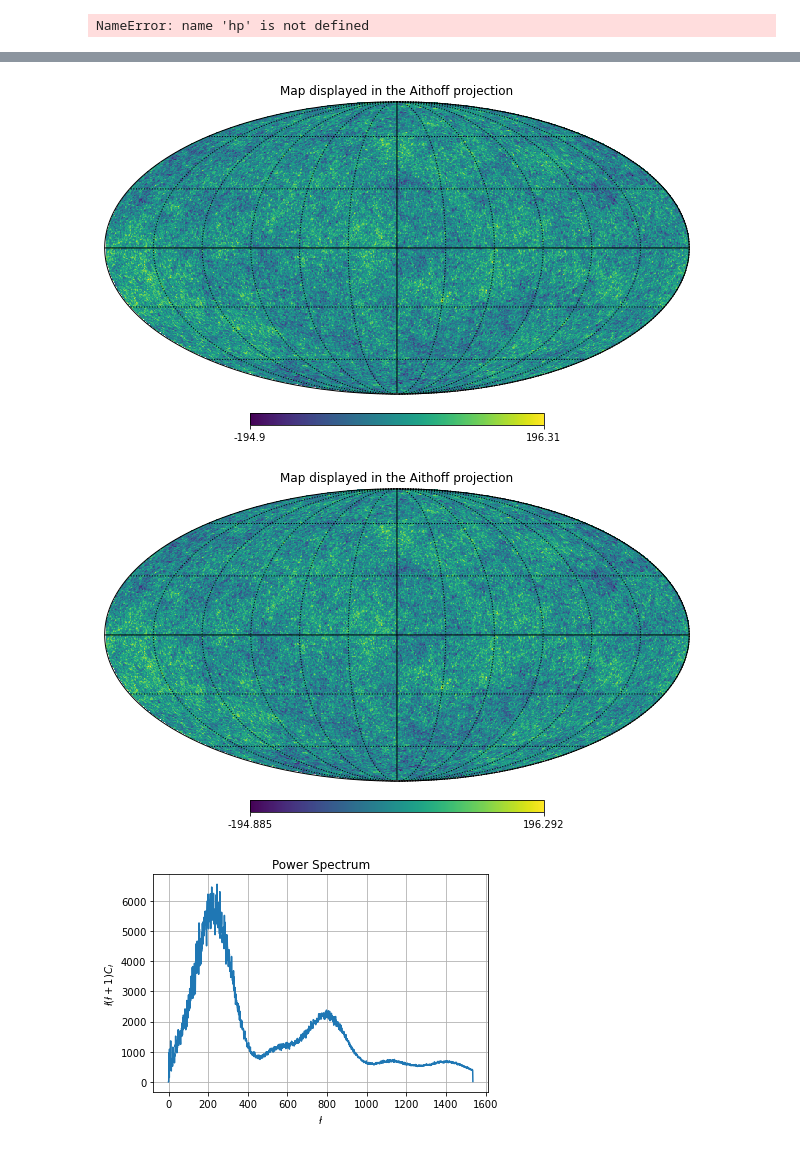
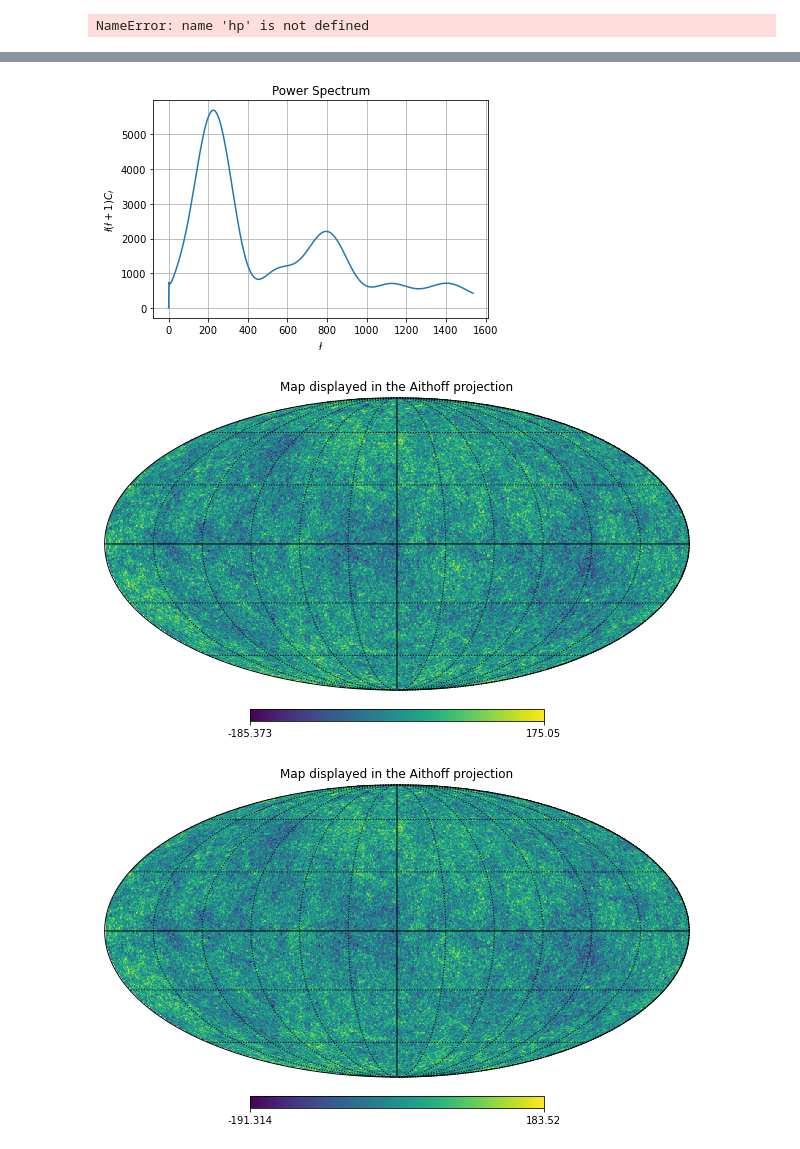
Before and after one commit to Oscar-Hickman/Cosmology-from-the-CMB-with-advanced-sampling-techniques, a Jupyter notebook: Main.ipynb, the cells around one changed output, grey strips where cells are left out. Saved outputs shown, nothing was run; the diff lists cells and outputs as text; code cells hidden in the pictures.

```diff
--- a/Main.ipynb
+++ b/Main.ipynb
@@ -110,13 +112,9 @@ def plotpwrspctrm(_cls):
 # %%
 #Adds random noise to each pixel on a map given a variance
 def noisemap(_map,_var):
-    _newmap = []
-    _noisevec = []
-    for i in range(len(_map)):
-        _noisevec.append(np.random.normal(0,_var))
-        _newmap.append(_map[i] + _noisevec[-1])
-    _newmap = np.array(_newmap)
-    _noisevec = np.array(_noisevec)
+    _noisevec = np.random.normal(0,_var,len(_map))
+    _newmap = [x + y for x, y in zip(_map, _noisevec)]
+    _newmap, _noisevec = np.array(_newmap), np.array(_noisevec)
     return [_newmap, _noisevec] #rerturns an array consisiting of [map with added noise, array of the added noise]
 # %%
 #Generate alms given cls
@@ -158,12 +148,0 @@ plotpwrspctrm(cls1) #plot of the power spectrum.
-# %%
-NSIDE = 512  #len(cls1)/3   #3*nside = len(cls)
-map1 = genmap(cls1, NSIDE)  #generates a map from the power spectrum
-map1 = mapsmooth(map1, lmax) #applies a gaussian beam smoother to the map
-aithoffmap(map1) #plots the map
-# %% [output]
-[figure, removed]
-# %%
-noisemap1 = noisemap(map1,0.05) #adds noise to the map
-aithoffmap(noisemap1[0]) #plots the map with noise
-# %% [output]
-[figure, removed]
@@ -172,5 +148,0 @@ alms1 = maptoalms(noisemap1[0],lmax) #computes the alms from the map with noise
-# %%
-CLestimate = CLest(alms1, lmax) #estimates the power spectrum from the given alms.
-plotpwrspctrm(CLestimate) #plots the estimated power spectrum.
-# %% [output]
-[figure, removed]
@@ -185,0 +149,18 @@ plotpwrspctrm(CLestimate) #plots the estimated power spectrum.
+# %%
+parameters1 = [67.74, 0.0486, 0.2589, 0.06, 0.0, 0.066] #cosmological parameters.
+lmax1 = 1536  #lmax value wanted from data
+cls1 = call_CAMB_map(parameters1, lmax1) #power spectrum for the given parameters and lmax.
+plotpwrspctrm(cls1) #plot of the power spectrum.
+NSIDE1 = 512  #len(cls1)/3   #3*nside = len(cls)
+map1 = genmap(cls1, NSIDE1)  #generates a map from the power spectrum
+map1 = mapsmooth(map1, lmax1) #applies a gaussian beam smoother to the map
+aithoffmap(map1) #plots the map
+noisemap1 = noisemap(map1,5) #adds noise to the map
+aithoffmap(noisemap1[0]) #plots the map with noise
+alms1 = maptoalms(noisemap1[0],lmax1) #computes the alms from the map with noise added.
+CLestimate1 = CLest(alms1, lmax1) #estimates the power spectrum from the given alms.
+plotpwrspctrm(CLestimate1) #plots the estimated power spectrum.
+# %% [output]
+[figure, added]
+[figure, added]
+[figure, added]
```
Also changed, not shown: parts of 9 cells of this notebook.
